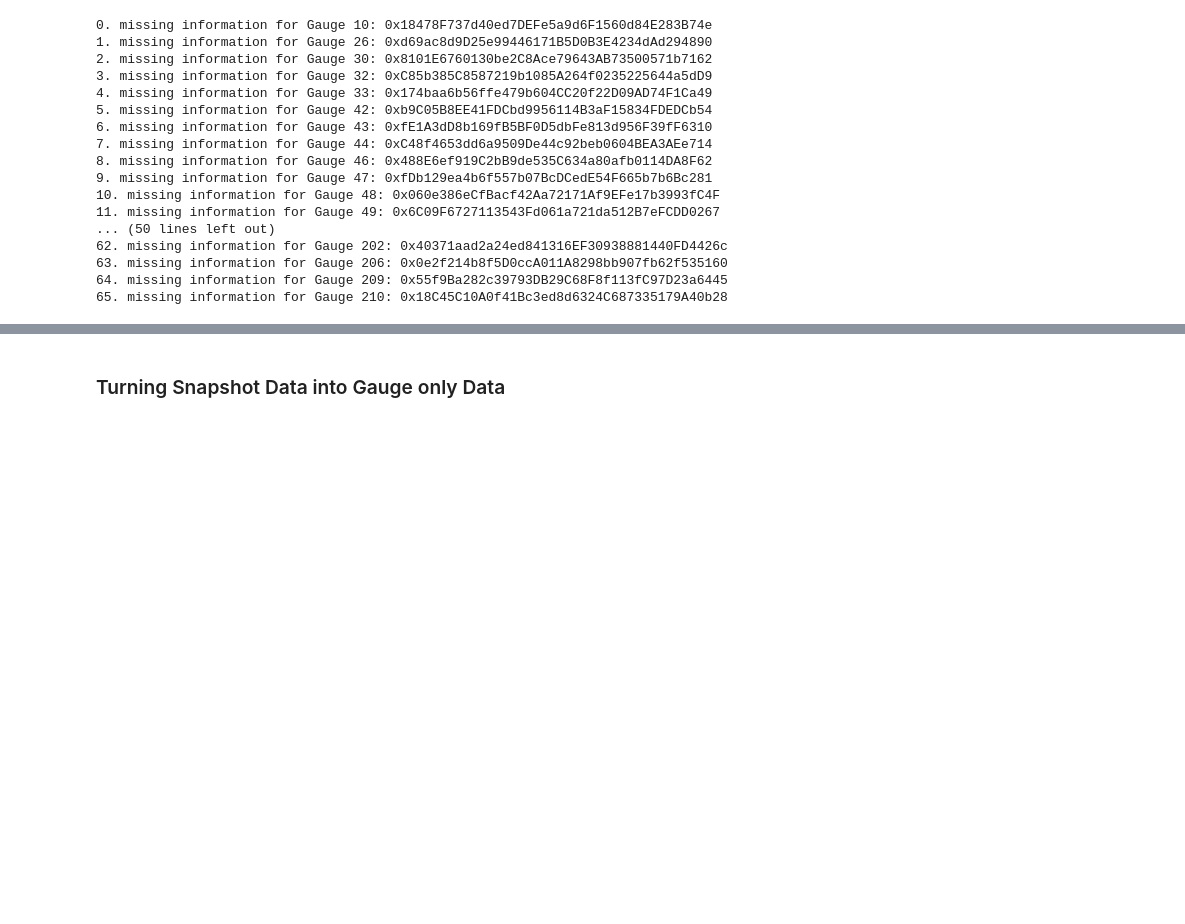
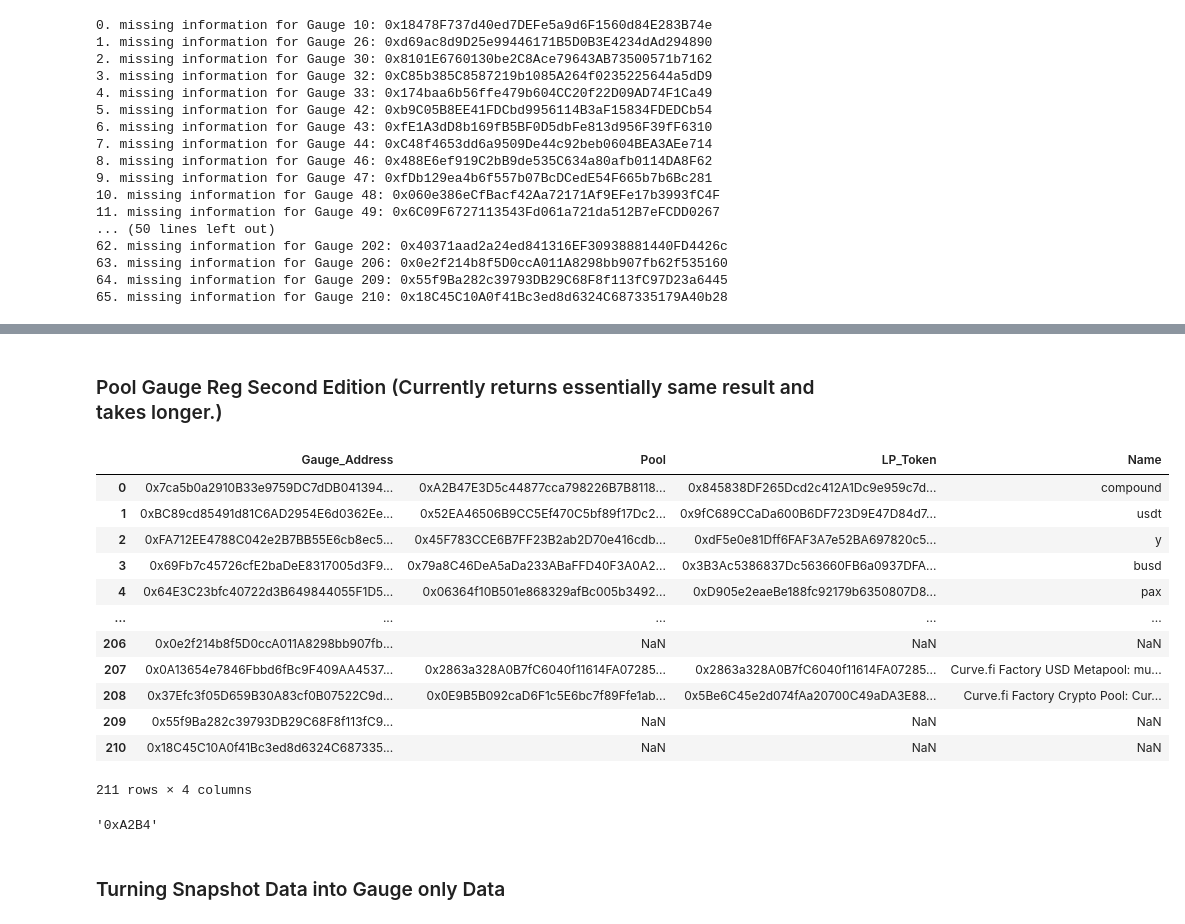
Before and after one commit to DoominEth/Web3DataSandbox, a Jupyter notebook: Untitled.ipynb, the cells around one changed output, grey strips where cells are left out. Saved outputs shown, nothing was run; the diff lists cells and outputs as text; code cells hidden in the pictures; blank space fills up the shorter version.

```diff
--- a/Untitled.ipynb
+++ b/Untitled.ipynb
@@ -294,0 +263,2 @@ test.to_excel("gaugePoolAddrMapping.xlsx")
+# %% [markdown]
+### Pool Gauge Reg Second Edition (Currently returns essentially same result and takes longer.)
@@ -294,0 +319,18 @@ test.to_excel("gaugePoolAddrMapping.xlsx")
+# %%
+gaugeMapping2 = buildGaugeMappingFromGaugeController2()
+# %%
+gaugeMapping2
+# %% [output]
+|  | Gauge_Address | Pool | LP_Token | Name |
+| 0 | 0x7ca5b0a2910B33e9759DC7dDB041394... | 0xA2B47E3D5c44877cca798226B7B8118... | 0x845838DF265Dcd2c412A1Dc9e959c7d... | compound |
+| 1 | 0xBC89cd85491d81C6AD2954E6d0362Ee... | 0x52EA46506B9CC5Ef470C5bf89f17Dc2... | 0x9fC689CCaDa600B6DF723D9E47D84d7... | usdt |
+| 2 | 0xFA712EE4788C042e2B7BB55E6cb8ec5... | 0x45F783CCE6B7FF23B2ab2D70e416cdb... | 0xdF5e0e81Dff6FAF3A7e52BA697820c5... | y |
+| 3 | 0x69Fb7c45726cfE2baDeE8317005d3F9... | 0x79a8C46DeA5aDa233ABaFFD40F3A0A2... | 0x3B3Ac5386837Dc563660FB6a0937DFA... | busd |
+| 4 | 0x64E3C23bfc40722d3B649844055F1D5... | 0x06364f10B501e868329afBc005b3492... | 0xD905e2eaeBe188fc92179b6350807D8... | pax |
+| ... | ... | ... | ... | ... |
+| 206 | 0x0e2f214b8f5D0ccA011A8298bb907fb... | NaN | NaN | NaN |
+| 207 | 0x0A13654e7846Fbbd6fBc9F409AA4537... | 0x2863a328A0B7fC6040f11614FA07285... | 0x2863a328A0B7fC6040f11614FA07285... | Curve.fi Factory USD Metapool: mu... |
+| 208 | 0x37Efc3f05D659B30A83cf0B07522C9d... | 0x0E9B5B092caD6F1c5E6bc7f89Ffe1ab... | 0x5Be6C45e2d074fAa20700C49aDA3E88... | Curve.fi Factory Crypto Pool: Cur... |
+| 209 | 0x55f9Ba282c39793DB29C68F8f113fC9... | NaN | NaN | NaN |
+| 210 | 0x18C45C10A0f41Bc3ed8d6324C687335... | NaN | NaN | NaN |
+211 rows × 4 columns
@@ -295,2 +339,6 @@ test.to_excel("gaugePoolAddrMapping.xlsx")
+# %%
+gaugeControllerAddresses.loc[0,'Pool'][:6]
+# %% [output]
+'0xA2B4'
 # %% [markdown]
 ### Turning Snapshot Data into Gauge only Data
```
Also changed, not shown: parts of 24 cells of this notebook.
